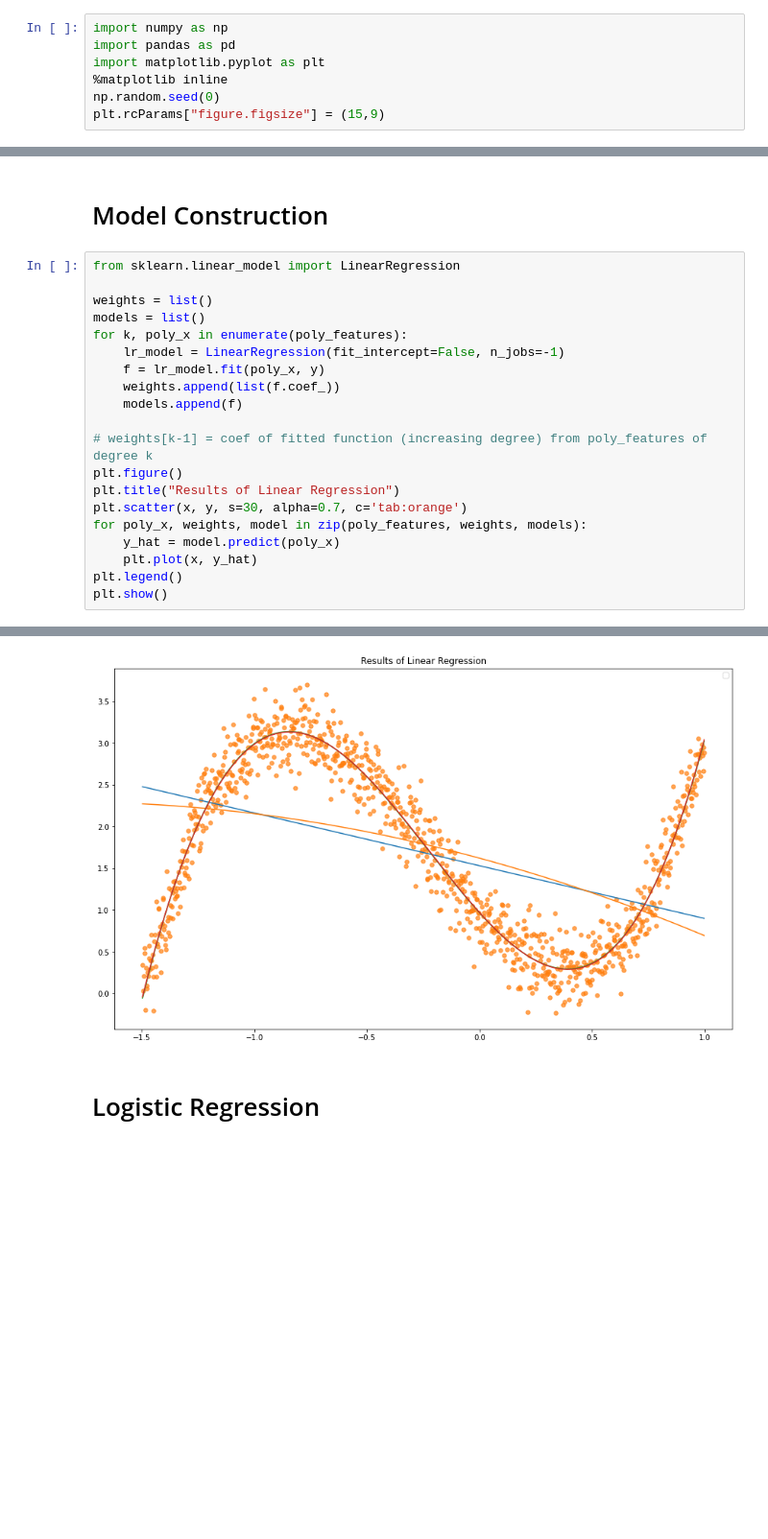
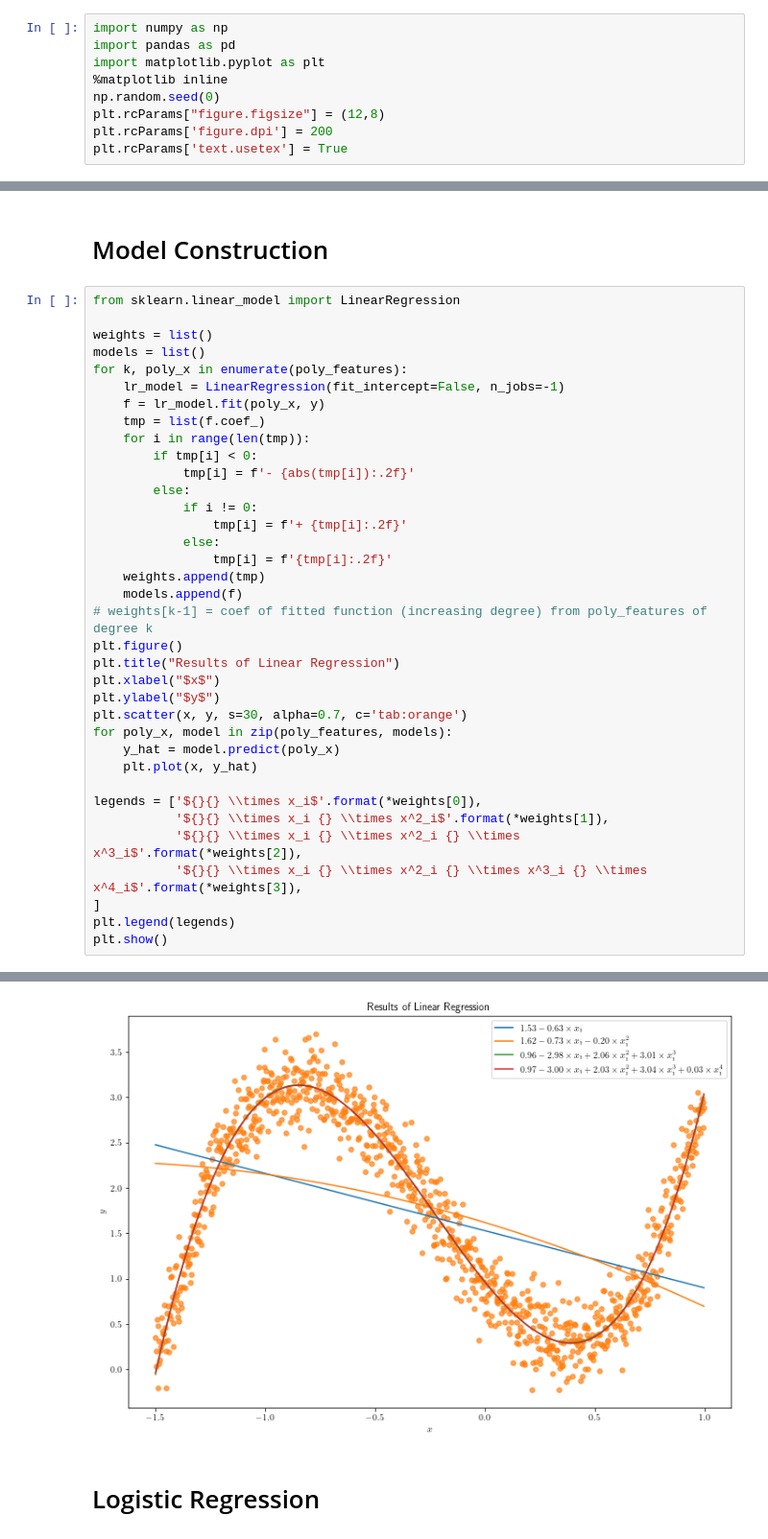
Before and after one commit to pha123661/NYCU-2021Fall-Introduction-to-Machine-Learning, a Jupyter notebook: HW4/Source code HW4 0711239.ipynb, the cells around one changed output, grey strips where cells are left out. Shown at 96% size. Saved outputs shown, nothing was run; the diff lists cells and outputs as text; blank space fills up the shorter version.

```diff
--- a/HW4/Source code HW4 0711239.ipynb
+++ b/HW4/Source code HW4 0711239.ipynb
@@ -10,7 +10,9 @@ import pandas as pd
 import matplotlib.pyplot as plt
 %matplotlib inline
 np.random.seed(0)
-plt.rcParams["figure.figsize"] = (15,9)
+plt.rcParams["figure.figsize"] = (12,8)
+plt.rcParams['figure.dpi'] = 200
+plt.rcParams['text.usetex'] = True
 # %% [markdown]
 # Linear Regression
 # %% [markdown]
@@ -46,16 +50,32 @@ models = list()
 for k, poly_x in enumerate(poly_features):
     lr_model = LinearRegression(fit_intercept=False, n_jobs=-1)
     f = lr_model.fit(poly_x, y)
-    weights.append(list(f.coef_))
+    tmp = list(f.coef_)
+    for i in range(len(tmp)):
+        if tmp[i] < 0:
+            tmp[i] = f'- {abs(tmp[i]):.2f}'
+        else:
+            if i != 0:
+                tmp[i] = f'+ {tmp[i]:.2f}'
+            else:
+                tmp[i] = f'{tmp[i]:.2f}'
+    weights.append(tmp)
     models.append(f)
-
 # weights[k-1] = coef of fitted function (increasing degree) from poly_features of degree k
 plt.figure()
 plt.title("Results of Linear Regression")
+plt.xlabel("$x$")
+plt.ylabel("$y$")
 plt.scatter(x, y, s=30, alpha=0.7, c='tab:orange')
-for poly_x, weights, model in zip(poly_features, weights, models):
+for poly_x, model in zip(poly_features, models):
     y_hat = model.predict(poly_x)
     plt.plot(x, y_hat)
-plt.legend()
+
+legends = ['${}{} \\times x_i$'.format(*weights[0]),
+           '${}{} \\times x_i {} \\times x^2_i$'.format(*weights[1]),
+           '${}{} \\times x_i {} \\times x^2_i {} \\times x^3_i$'.format(*weights[2]),
+           '${}{} \\times x_i {} \\times x^2_i {} \\times x^3_i {} \\times x^4_i$'.format(*weights[3]),
+]
+plt.legend(legends)
 plt.show()
 # %% [output]
@@ -63,4 +82,4 @@ No handles with labels found to put in legend.
-[figure, old version]
+[figure, new version]
 # %% [markdown]
 # Logistic Regression
 # %%
```
Also changed, not shown: parts of 5 cells of this notebook.
